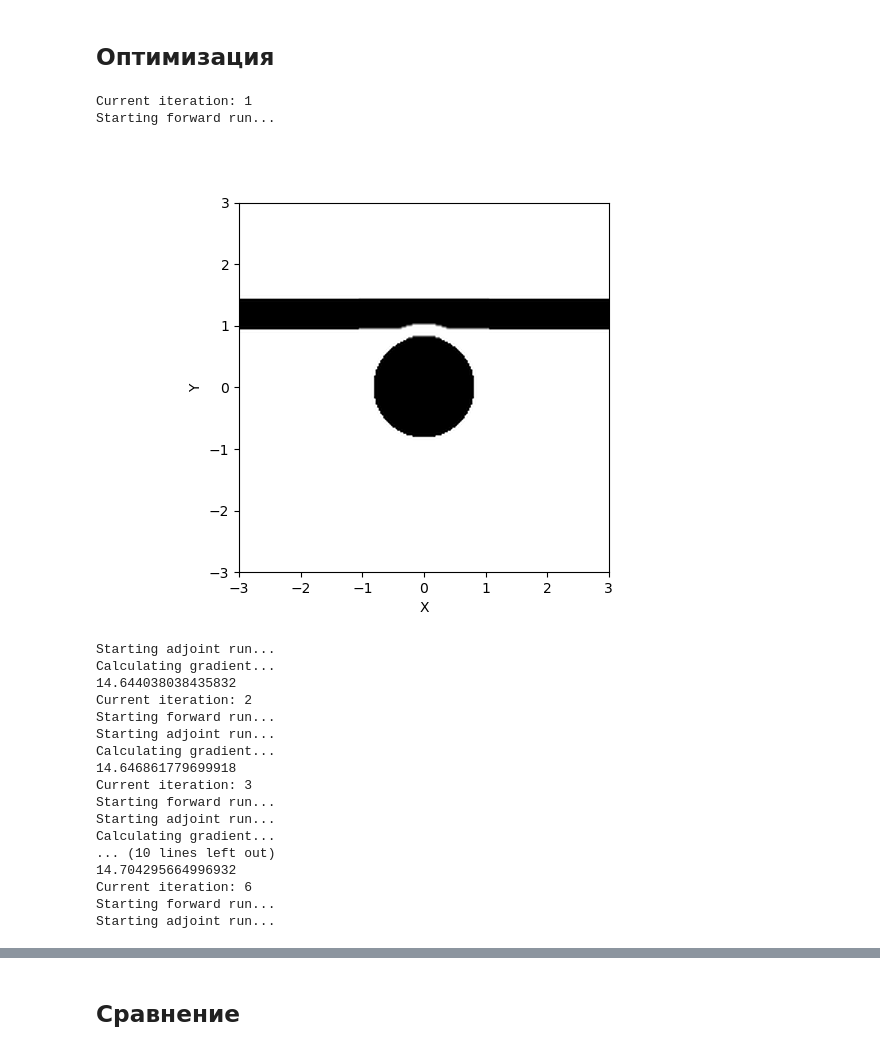
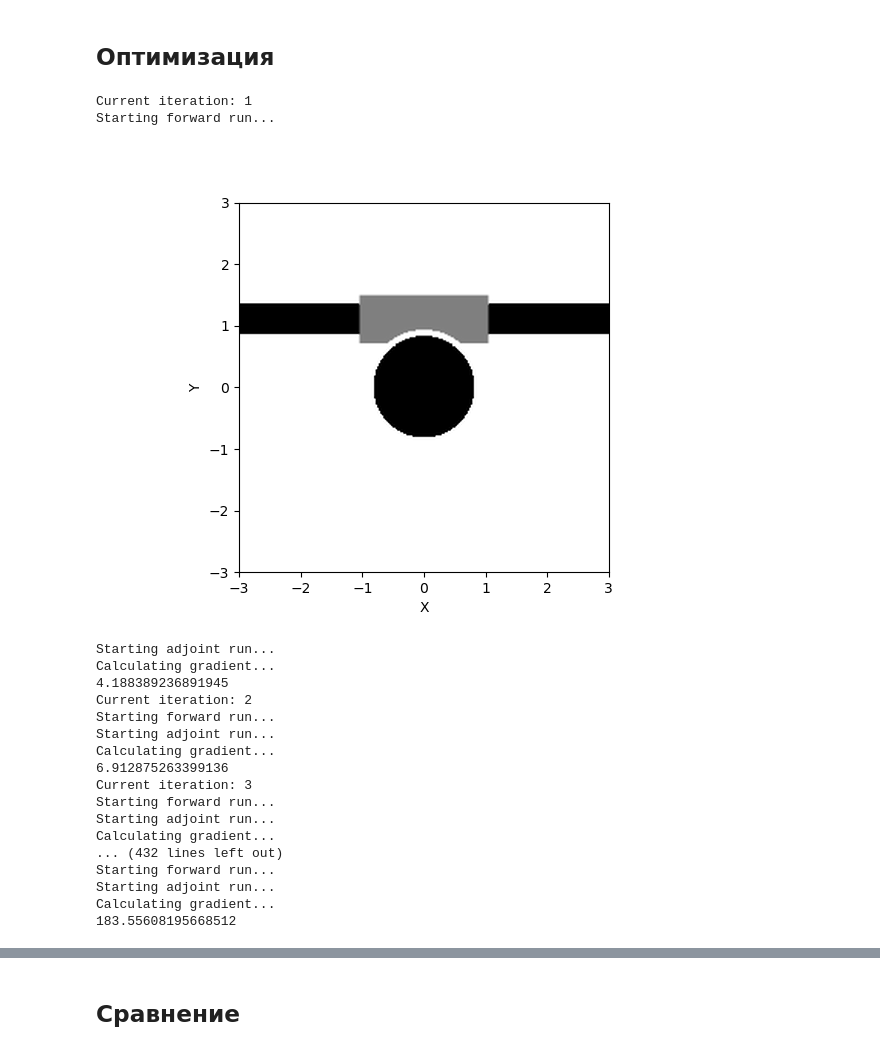
Before and after one commit to rangiferina/WGM_adjoint, a Jupyter notebook: WGM.ipynb, the cells around one changed output, grey strips where cells are left out. Saved outputs shown, nothing was run; the diff lists cells and outputs as text; code cells hidden in the pictures.

```diff
--- a/WGM.ipynb
+++ b/WGM.ipynb
@@ -253,8 +254,11 @@ def mapping(x, eta, beta):
         design_region_resolution,
     )
     # projection
-    #projected_field = mpa.tanh_projection(filtered_field, beta, eta).flatten()
-    projected_field = mpa.smoothed_projection(filtered_field, beta, eta, design_region_resolution)
+    if beta == np.inf:
+        projected_field = mpa.smoothed_projection(filtered_field, beta, eta, design_region_resolution)
+    else:
+        projected_field = mpa.tanh_projection(filtered_field, beta, eta)
+
     projected_field = npa.where(Si_mask,1,projected_field)
     projected_field = npa.where(air_mask,0,projected_field)
 
@@ -308,12 +312,13 @@ opt = mpa.OptimizationProblem(
 )
 
 plt.figure()
-initial_config = np.zeros((Nx * Ny,))
-initial_config = npa.where(wg_mask.flatten(), 1 ,initial_config) #WG
-initial_config = npa.where(circle_pad_mask_init.flatten(), 0 ,initial_config) #pad around disk (distance)
-initial_config = npa.where(circle_mask.flatten(), 1 ,initial_config) #pad around disk (distance)
-opt.update_design([initial_config])
-#opt.update_design([mapping(initial_config, eta_i, np.inf)])
+# initial_config = np.zeros((Nx * Ny,))
+# initial_config = npa.where(wg_mask.flatten(), 1 ,initial_config) #WG
+# initial_config = npa.where(circle_pad_mask_init.flatten(), 0 ,initial_config) #pad around disk (distance)
+# initial_config = npa.where(circle_mask.flatten(), 1 ,initial_config) #pad around disk (distance)
+
+initial_config = np.ones((Nx*Ny,)) * 0.5
+opt.update_design([mapping(initial_config, eta_i, 128)])
 opt.plot2D(False)
 plt.show()
 # %% [output]
@@ -357,68 +394,42 @@ def f(v, gradient, cur_beta):
 # %%
-import nlopt
-%matplotlib ipympl
-# Create the animation
-animate_step = mp.Animate2D(
-    fields=None,
-    realtime=True,
-    eps_parameters={'contour': False, 'alpha': 1, 'frequency': 1/wl},
-    plot_sources_flag=False,
-    plot_monitors_flag=False,
-    plot_boundaries_flag=False,
-    update_epsilon=True,  # required for the geometry to update dynamically
-    nb=True         # required if running in a Jupyter notebook
-)
-# This will trigger the animation at the end of each simulation
-opt.step_funcs=[mp.at_end(animate_step)]
 
-algorithm = nlopt.LD_MMA
-n = Nx * Ny  # number of parameters
 
-# Initial guess
-x = initial_config
-
-# Продолжить с заданной итерации
-#iter = 10
-#x = np.load(f"{foldername}/{file_name}_{iter}.npy")
-# lower and upper bounds
-lb = np.zeros((Nx * Ny,))
-ub = np.ones((Nx * Ny,))
-
-cur_beta = np.inf
-num_iterations = 2
+cur_beta = 4
+num_betas = 6
 update_factor = 15
 ftol = 1e-7
-for iters in range(num_iterations):
+for iters in range(num_betas):
     solver = nlopt.opt(algorithm, n)
     solver.set_lower_bounds(lb)
     solver.set_upper_bounds(ub)
     solver.set_max_objective(lambda a, g: f(a, g, cur_beta))
     solver.set_maxeval(update_factor)
     solver.set_ftol_rel(ftol)
     x[:] = solver.optimize(x)
+    cur_beta *= 2
 
 np.save(f"{foldername}/{file_name}_design.npy", x)
 # %% [output]
 Current iteration: 1
 Starting forward run...
-[figure, old version]
+[figure, new version]
 Starting adjoint run...
 Calculating gradient...
-14.644038038435832
+4.188389236891945
 Current iteration: 2
 Starting forward run...
 Starting adjoint run...
 Calculating gradient...
-14.646861779699918
+6.912875263399136
 Current iteration: 3
 Starting forward run...
 Starting adjoint run...
 Calculating gradient...
-... (10 lines left out)
-14.704295664996932
-Current iteration: 6
+... (432 lines left out)
 Starting forward run...
 Starting adjoint run...
+Calculating gradient...
+183.55608195668512
 # %%
 plt.figure()
 plt.plot(evaluation_history, "o-")
```
Also changed, not shown: parts of 9 cells of this notebook.
